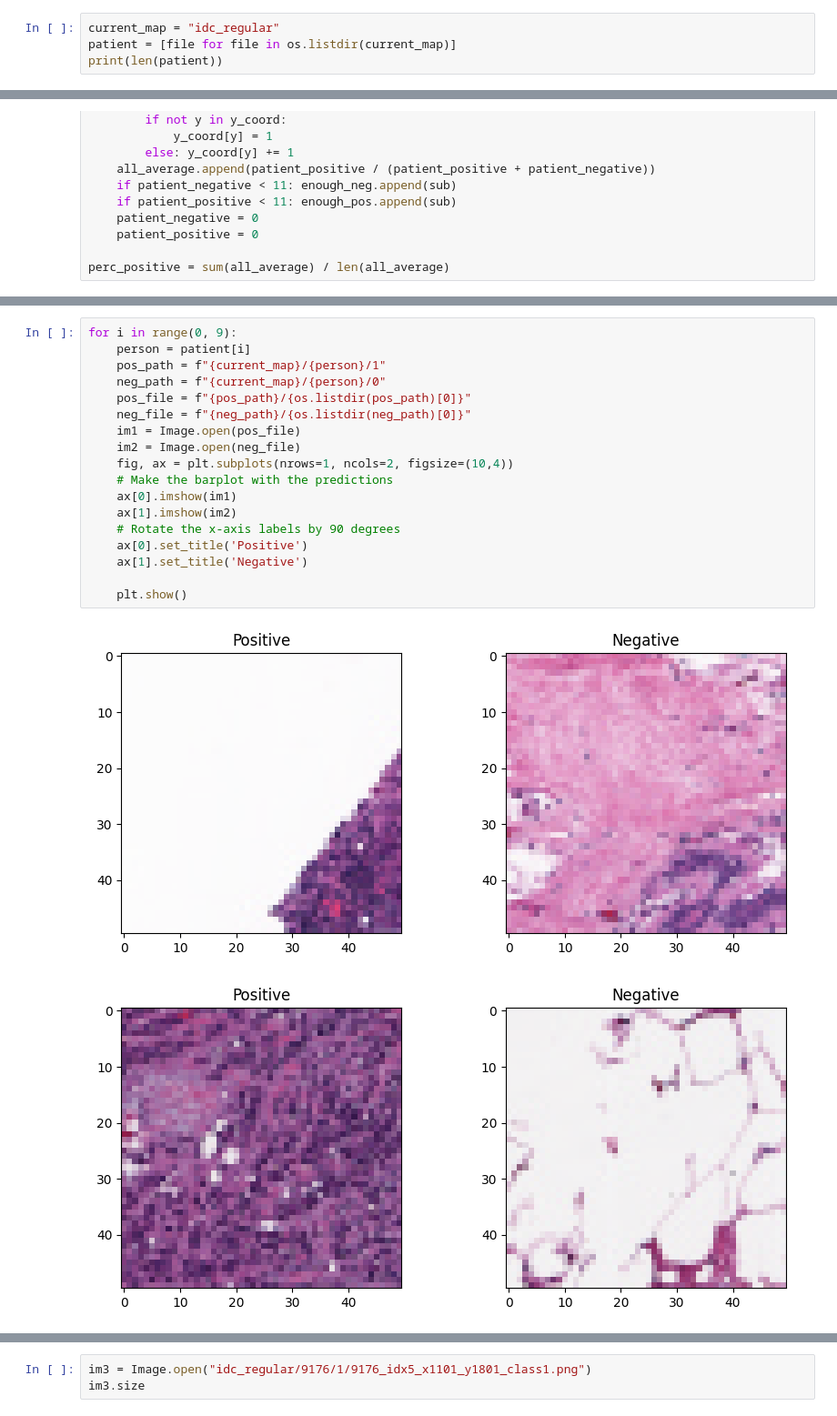
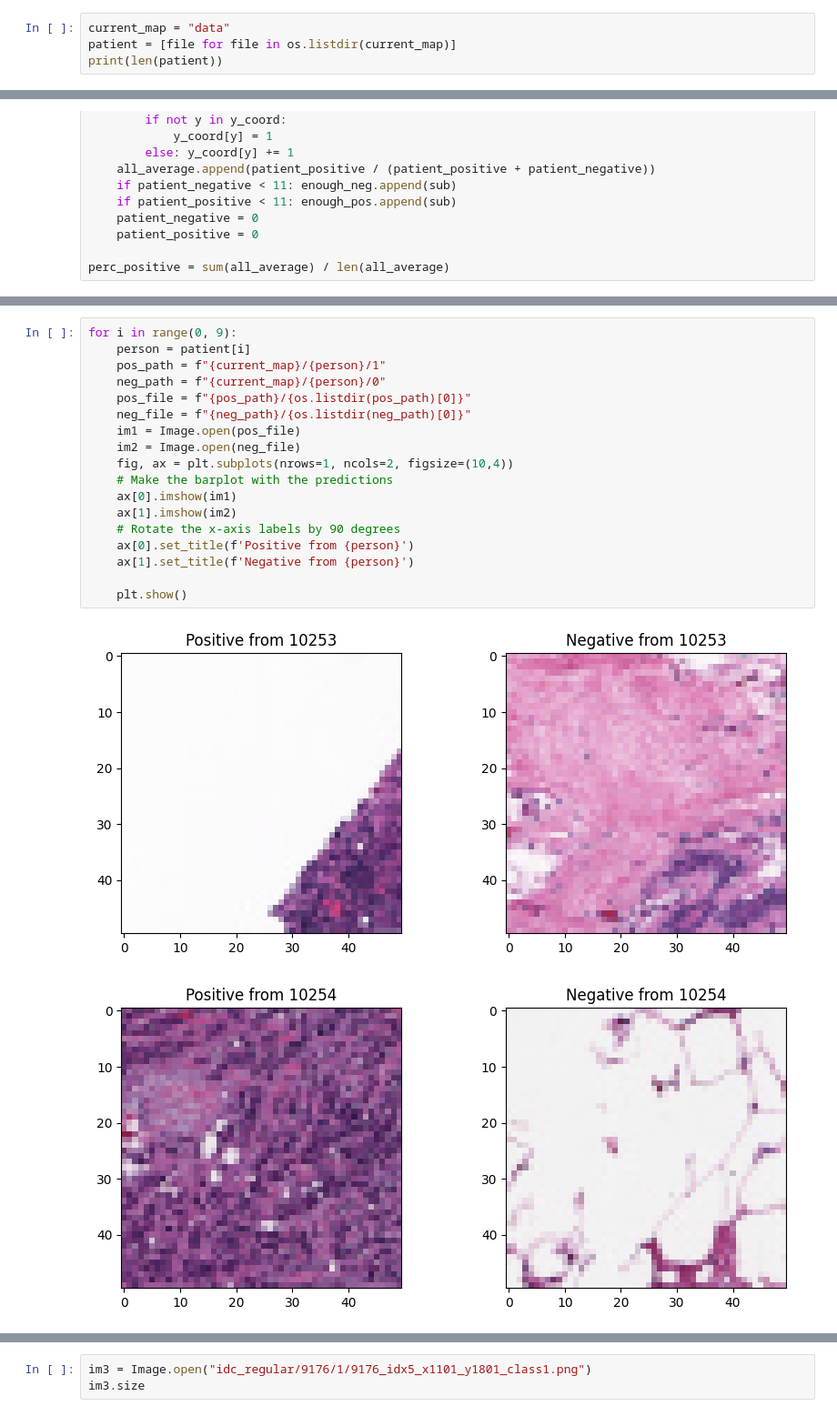
Before and after one commit to DemiOever/casus_d, a Jupyter notebook: data_loading.ipynb, the cells around one changed output, grey strips where cells are left out. Shown at 91% size. Saved outputs shown, nothing was run; the diff lists cells and outputs as text.

Commit message:
Added patient numbers to images

```diff
--- a/data_loading.ipynb
+++ b/data_loading.ipynb
@@ -5,7 +5,7 @@ import matplotlib.pyplot as plt
 import numpy as np
 import cv2
 # %%
-current_map = "idc_regular"
+current_map = "data"
 patient = [file for file in os.listdir(current_map)]
 print(len(patient))
 # %% [output]
@@ -72,21 +71,21 @@ print(enough_pos)
 # %%
 for i in range(0, 9):
     person = patient[i]
     pos_path = f"{current_map}/{person}/1"
     neg_path = f"{current_map}/{person}/0"
     pos_file = f"{pos_path}/{os.listdir(pos_path)[0]}"
     neg_file = f"{neg_path}/{os.listdir(neg_path)[0]}"
     im1 = Image.open(pos_file)
     im2 = Image.open(neg_file)
     fig, ax = plt.subplots(nrows=1, ncols=2, figsize=(10,4))
     # Make the barplot with the predictions
     ax[0].imshow(im1)
     ax[1].imshow(im2)
     # Rotate the x-axis labels by 90 degrees
-    ax[0].set_title('Positive')
-    ax[1].set_title('Negative')
+    ax[0].set_title(f'Positive from {person}')
+    ax[1].set_title(f'Negative from {person}')
 
     plt.show()
 # %% [output]
-[figure, old version]
+[figure, new version]
-[figure, old version]
+[figure, new version]
```
Also changed, not shown: parts of 3 cells of this notebook.
